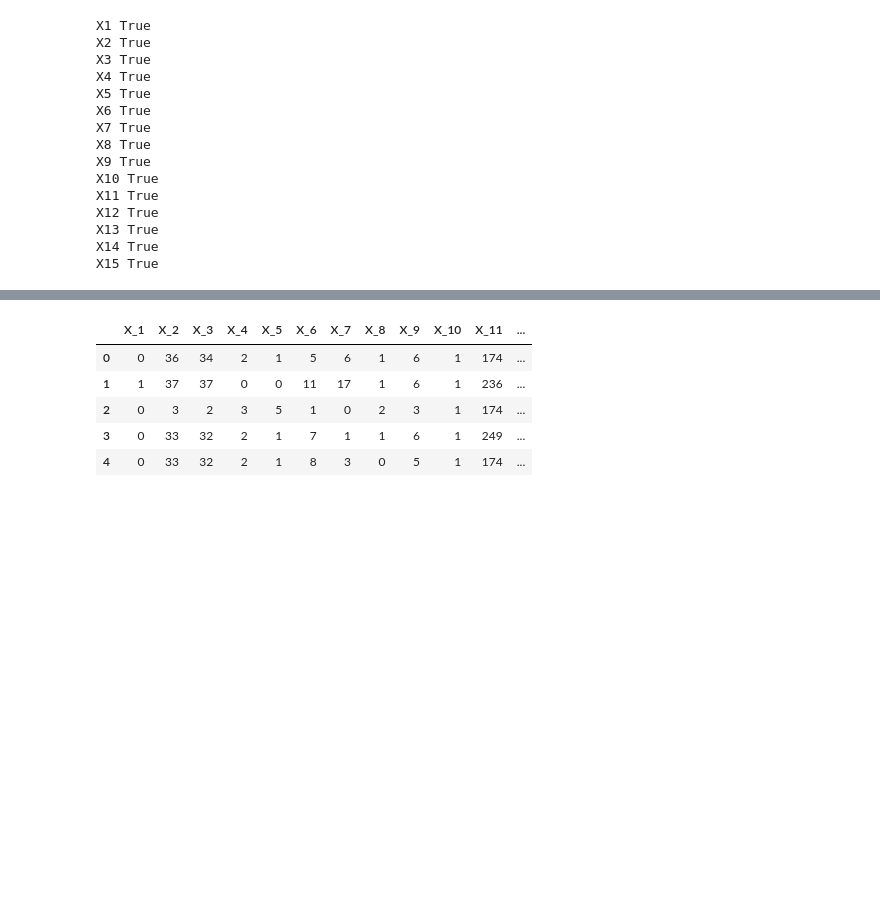
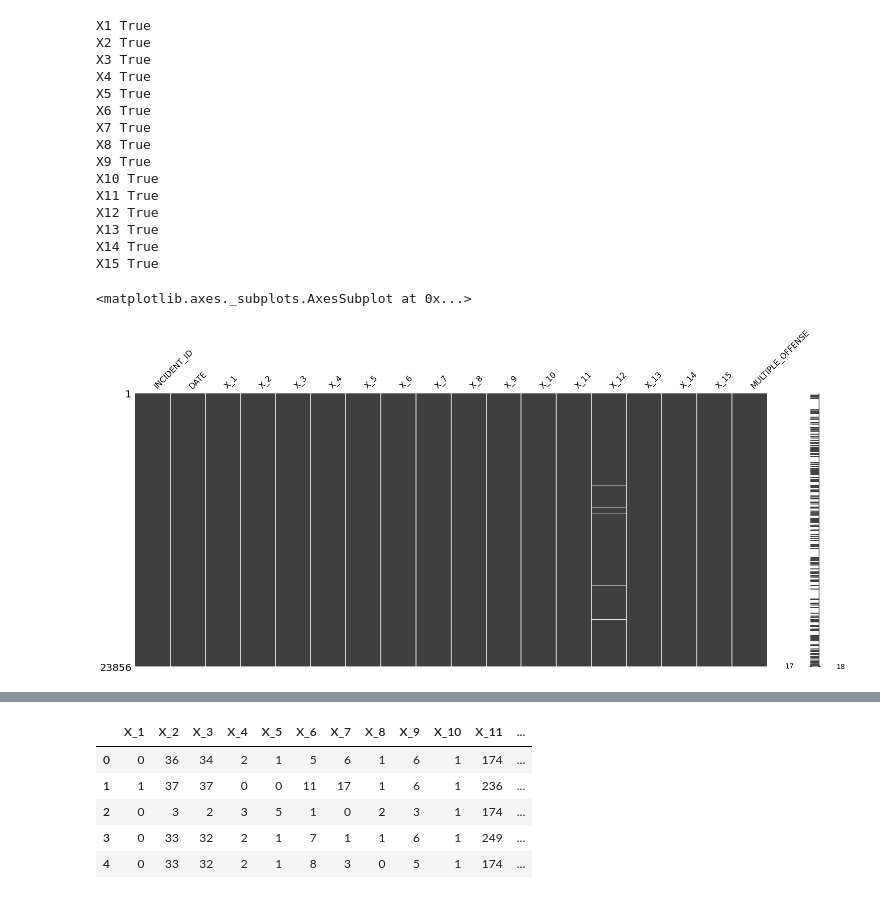
Before and after one commit to shobhitsundriyal/f_challenges, a Jupyter notebook: HE_NDS.ipynb, the cells around one changed output, grey strips where cells are left out. Drawn from its saved outputs; the diff is of its cells as text; code cells hidden in the pictures; blank space fills up the shorter version.

```diff
--- a/HE_NDS.ipynb
+++ b/HE_NDS.ipynb
@@ -71,3 +71,10 @@ X12 True
 X13 True
 X14 True
 X15 True
+# %%
+import missingno as msno
+
+msno.matrix(train_df)
+# %% [output]
+<matplotlib.axes._subplots.AxesSubplot at 0x...>
+[figure, added]
```
Also changed, not shown: parts of 3 cells of this notebook.
